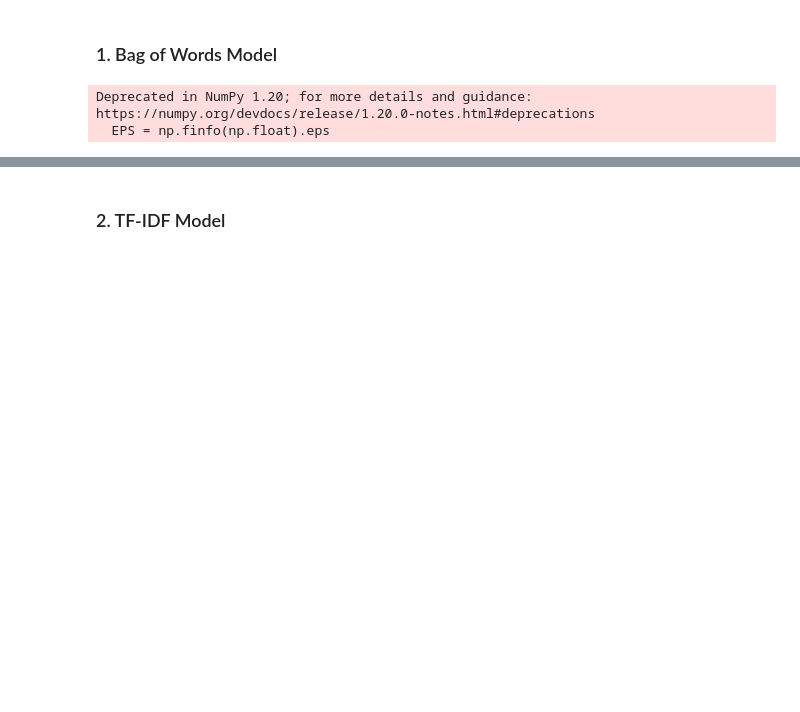
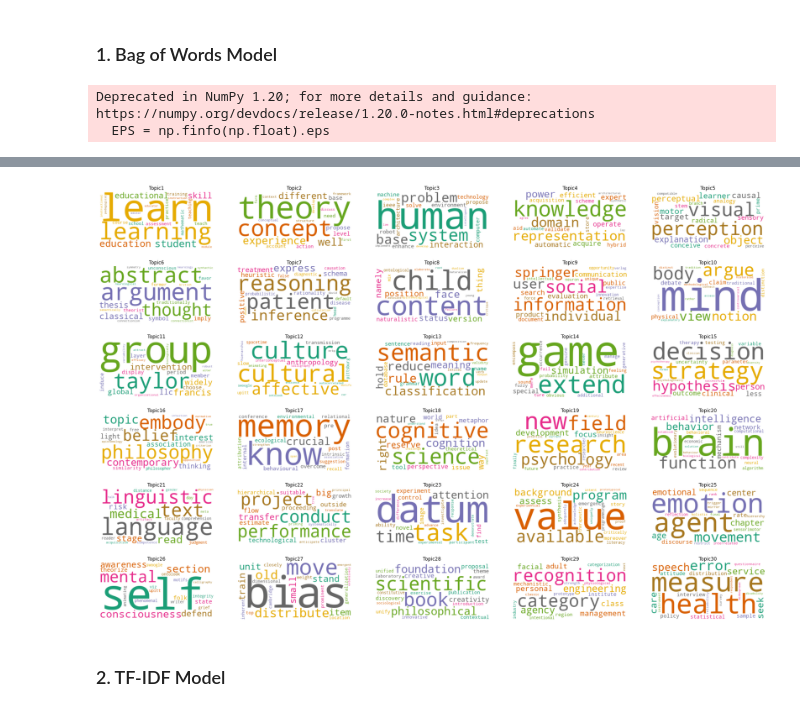
Before and after one commit to haghbinh/Topic-Models, a Jupyter notebook: Codes/Abstract_LDA-2.ipynb, the cells around one changed output, grey strips where cells are left out. Saved outputs shown, nothing was run; the diff lists cells and outputs as text; code cells hidden in the pictures; blank space fills up the shorter version.

```diff
--- a/Codes/Abstract_LDA-2.ipynb
+++ b/Codes/Abstract_LDA-2.ipynb
@@ -235,11 +283,16 @@ lda_models, coherence_scores = topic_model_coherence_generator(corpus=corpus_tfi
 # %% [markdown]
 ## Running LDA using Bag of Words
 # %%
-num_topics = 10
+num_topics = 30
 # Build LDA model
-lda_model_Abstract_bow = gensim.models.LdaMulticore(corpus=bow_corpus_Abstract,
+lda_model_Abstract_bow =  gensim.models.ldamodel.LdaModel(corpus=bow_corpus_Abstract,
                                        id2word=id2word_Abstract,
-                                       num_topics=num_topics)
+                                       num_topics=num_topics,random_state=100,
+                                           update_every=1,
+                                           chunksize=100,
+                                           passes=10,
+                                           alpha='auto',
+                                           per_word_topics=True)
 # Print the Keyword in the 10 topics
 pprint(lda_model_Abstract_bow.print_topics())
 doc_lda_Abstract_bow = lda_model_Abstract_bow[bow_corpus_Abstract]
@@ -325,0 +405,3 @@ topic
+# %%
+topics = [[(term, round(wt, 3)) for term, wt in lda_model_Abstract_bow.show_topic(n, topn=20)] for n in range(0, lda_model_Abstract_bow.num_topics)]
+topics
@@ -325,0 +438,6 @@ topic
+# %%
+pd.set_option('display.max_colwidth', -1)
+
+topics_df = pd.DataFrame([', '.join([term for term, wt in topic]) for topic in topics], columns = ['Terms per Topic'],
+                         index=['Topic'+str(t) for t in range(1, lda_model_Abstract_bow.num_topics+1)] )
+topics_df
@@ -326,3 +462,22 @@ topic
+# %%
+from wordcloud import WordCloud
+wc = WordCloud(background_color="white", colormap="Dark2",
+               max_font_size=150, random_state=42)
+plt.rcParams['figure.figsize'] = [30, 20]
+# %%
+# Create subplots for each topic
+for i in range(30):
+
+    wc.generate(text=topics_df["Terms per Topic"][i])
+
+    plt.subplot(6, 5, i+1)
+    plt.imshow(wc, interpolation="bilinear")
+    plt.axis("off")
+    plt.title(topics_df.index[i])
+
+plt.show()
+# %% [output]
+[figure, added]
 # %% [markdown]
 ### 2. TF-IDF Model
 # %%
```
Also changed, not shown: parts of 22 cells of this notebook.
